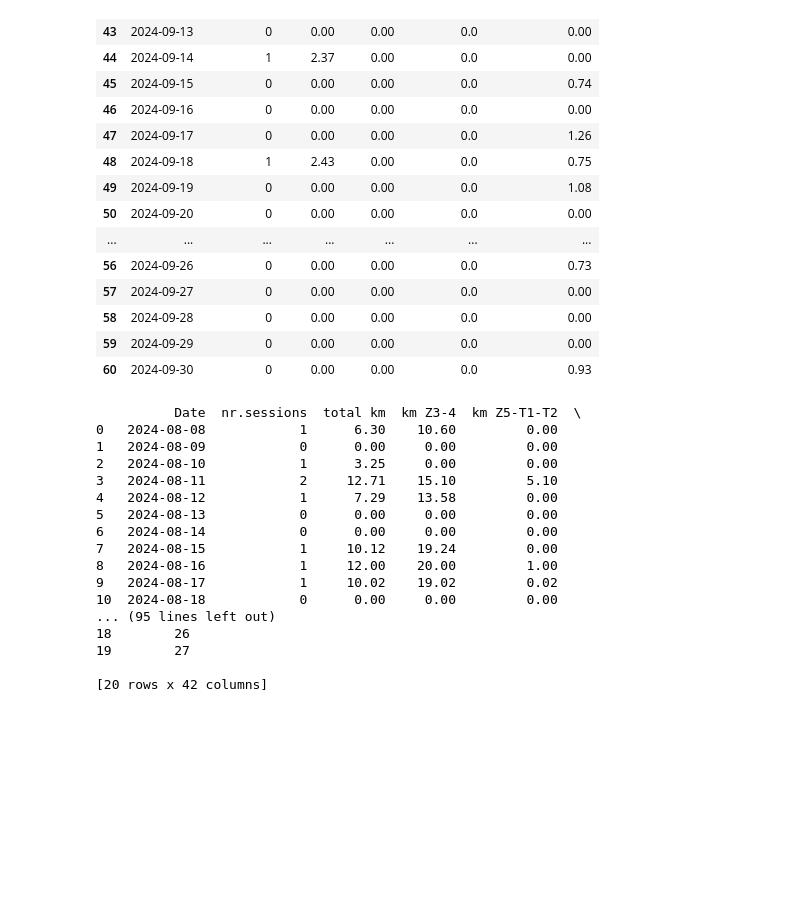
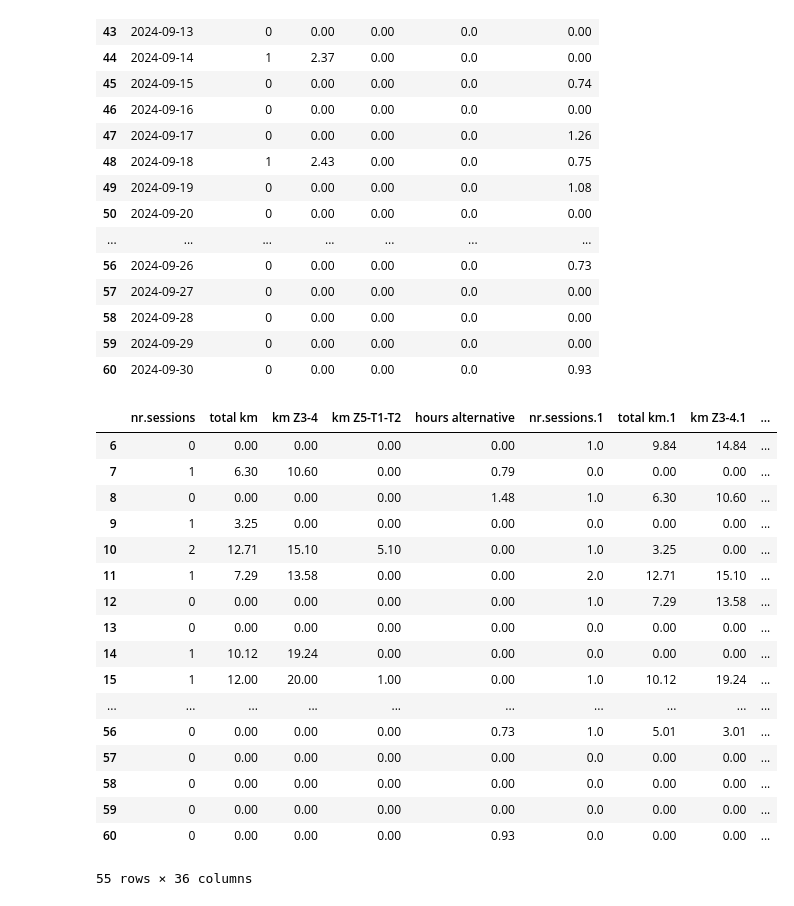
Before and after one commit to milooranm/RunningVolume_Injury, a Jupyter notebook: RunningVolume_Injury/notebooks/api data extraction.ipynb, the cells around one changed output. Drawn from its saved outputs; the diff is of its cells as text; code cells hidden in the pictures; blank space fills up the shorter version.

Commit message:
added function for 7 day lag
added a function to make the format the same between the api data and the training data

```diff
--- a/RunningVolume_Injury/notebooks/api data extraction.ipynb
+++ b/RunningVolume_Injury/notebooks/api data extraction.ipynb
@@ -193,21 +147,50 @@ def convert_to_day_approach(df):
+# %%
+def convert_to_day_approach(df):
+    """
+    Converts the DataFrame to a day approach format.
+
+    Args:
+        df (DataFrame): The DataFrame to convert.
+
+    Returns:
+        DataFrame: The converted DataFrame into a format with 7 lagging days
+        before each date in the format
+
+    """
+    feature_cols = ['nr.sessions', 'total km', 'km Z3-4', 'km Z5-T1-T2', 'hours alternative']
+    df_converted = pd.DataFrame()
+    for i in range(0,7):
+        for col in feature_cols:
+            df_converted[f'{col}.{i}'] = df[col].shift(i)
+    df_converted['Date'] = df['Date']
+    # drop rows with NaN values using dropna() with index as the row
+    df_converted = df_converted.dropna()
+
+    # replace the name of the column with the name of the column without the last 2 characters
+    df_converted = df_converted.rename(columns={col: col[:-2] for col in df_converted.columns if col.endswith('.0')})
+
+
+    # return df_lagged
+    return df_converted
 # %%
 dfday_user = convert_to_day_approach(df_full)
-print(dfday_user.head(20))
+dfday_user
 # %% [output]
+|  | nr.sessions | total km | km Z3-4 | km Z5-T1-T2 | hours alternative | nr.sessions.1 | total km.1 | km Z3-4.1 | ... |
+| 6 | 0 | 0.00 | 0.00 | 0.00 | 0.00 | 1.0 | 9.84 | 14.84 | ... |
+| 7 | 1 | 6.30 | 10.60 | 0.00 | 0.79 | 0.0 | 0.00 | 0.00 | ... |
+| 8 | 0 | 0.00 | 0.00 | 0.00 | 1.48 | 1.0 | 6.30 | 10.60 | ... |
+| 9 | 1 | 3.25 | 0.00 | 0.00 | 0.00 | 0.0 | 0.00 | 0.00 | ... |
+| 10 | 2 | 12.71 | 15.10 | 5.10 | 0.00 | 1.0 | 3.25 | 0.00 | ... |
+| 11 | 1 | 7.29 | 13.58 | 0.00 | 0.00 | 2.0 | 12.71 | 15.10 | ... |
+| 12 | 0 | 0.00 | 0.00 | 0.00 | 0.00 | 1.0 | 7.29 | 13.58 | ... |
+| 13 | 0 | 0.00 | 0.00 | 0.00 | 0.00 | 0.0 | 0.00 | 0.00 | ... |
+| 14 | 1 | 10.12 | 19.24 | 0.00 | 0.00 | 0.0 | 0.00 | 0.00 | ... |
+| 15 | 1 | 12.00 | 20.00 | 1.00 | 0.00 | 1.0 | 10.12 | 19.24 | ... |
+| ... | ... | ... | ... | ... | ... | ... | ... | ... | ... |
+| 56 | 0 | 0.00 | 0.00 | 0.00 | 0.73 | 1.0 | 5.01 | 3.01 | ... |
+| 57 | 0 | 0.00 | 0.00 | 0.00 | 0.00 | 0.0 | 0.00 | 0.00 | ... |
+| 58 | 0 | 0.00 | 0.00 | 0.00 | 0.00 | 0.0 | 0.00 | 0.00 | ... |
+| 59 | 0 | 0.00 | 0.00 | 0.00 | 0.00 | 0.0 | 0.00 | 0.00 | ... |
+| 60 | 0 | 0.00 | 0.00 | 0.00 | 0.93 | 0.0 | 0.00 | 0.00 | ... |
-          Date  nr.sessions  total km  km Z3-4  km Z5-T1-T2  \
-0   2024-08-08            1      6.30    10.60         0.00
-1   2024-08-09            0      0.00     0.00         0.00
-2   2024-08-10            1      3.25     0.00         0.00
-3   2024-08-11            2     12.71    15.10         5.10
-4   2024-08-12            1      7.29    13.58         0.00
-5   2024-08-13            0      0.00     0.00         0.00
-6   2024-08-14            0      0.00     0.00         0.00
-7   2024-08-15            1     10.12    19.24         0.00
-8   2024-08-16            1     12.00    20.00         1.00
-9   2024-08-17            1     10.02    19.02         0.02
-10  2024-08-18            0      0.00     0.00         0.00
-... (95 lines left out)
-18        26
-19        27
-
-[20 rows x 42 columns]
+55 rows × 36 columns
```
Also changed, not shown: parts of 2 cells of this notebook, 1 other file.
